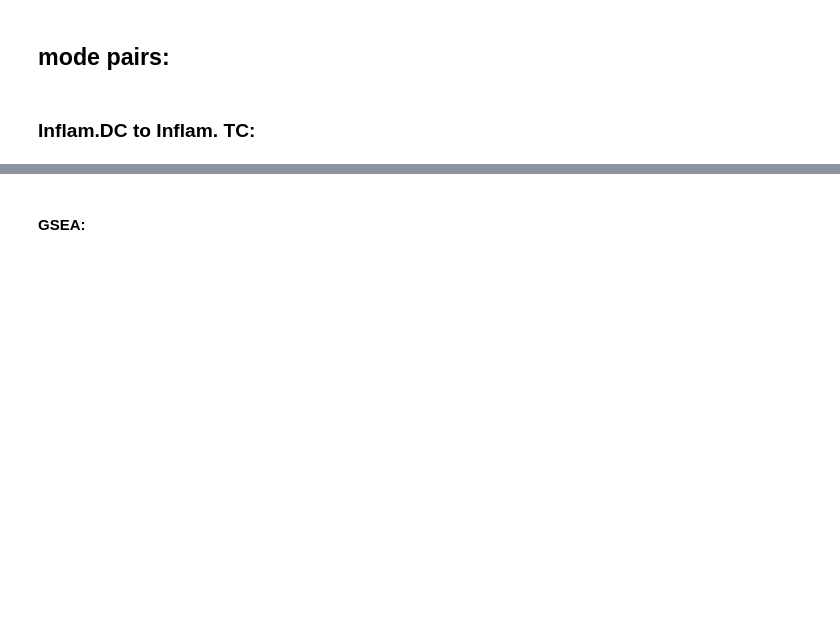
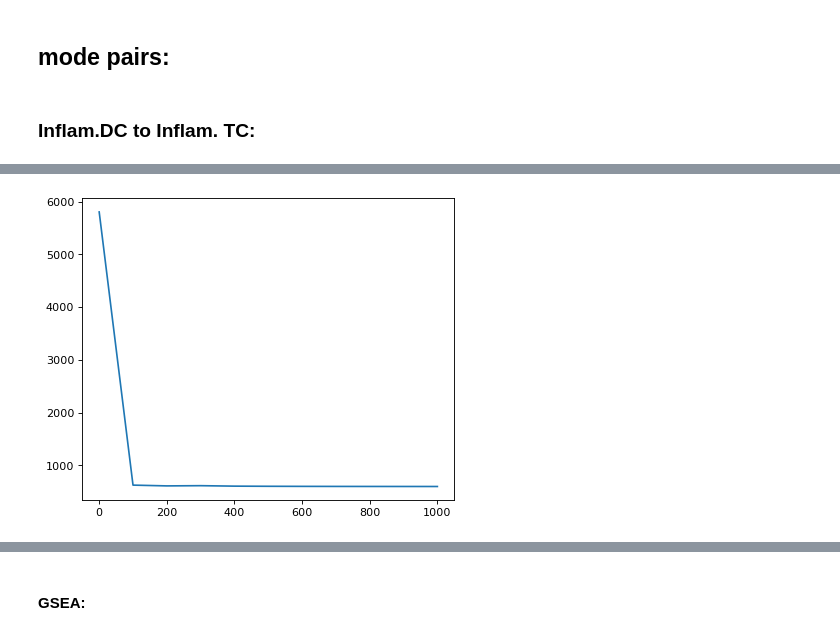
Before and after one commit to qwerty239qwe/Xct, a Jupyter notebook: notebooks/note_test-LS-0913updated.ipynb, the cells around one changed output, grey strips where cells are left out. Cells and saved outputs as stored; diff of their text form; code cells hidden in the pictures; blank space fills up the shorter version.

```diff
--- a/notebooks/note_test-LS-0823updated.ipynb
+++ b/notebooks/note_test-LS-0913updated.ipynb
@@ -422,9 +418,9 @@ df_enriched3
 # %% [markdown]
 ### Inflam.DC to Inflam. TC:
 # %%
-# obj1 = Xct(ada, 'Inflam. DC', 'Inflam. TC', build_GRN = True, save_GRN = True,
+# obj11 = Xct(ada, 'Inflam. DC', 'Inflam. TC', build_GRN = True, save_GRN = True,
 #            pcNet_name = 'net_DC2TC_LS', mode = 'full', verbose = True)
 
-obj1 = Xct(ada, 'Inflam. DC', 'Inflam. TC', build_GRN = False,
-           pcNet_name = 'net_DC2TC_LS', alpha=0.55, mode = 'full', verbose = True)
-print(obj1)
+obj11 = Xct(ada, 'Inflam. DC', 'Inflam. TC', build_GRN = False,
+           pcNet_name = 'net_DC2TC_LS', mode = 'full', verbose = True)
+print(obj11)
@@ -439,3 +461,3 @@ candidates[:5]
 # %%
-counts_np1 = get_counts_np(obj1)
-len(counts_np1), counts_np1[0].shape, counts_np1[1].shape
+counts_np11 = get_counts_np(obj11)
+len(counts_np11), counts_np11[0].shape, counts_np11[1].shape
@@ -442,2 +466,2 @@ len(counts_np1), counts_np1[0].shape, counts_np1[1].shape
 # %%
-projections, losses = dNN.train_and_project(counts_np1, obj1._w, dim = 2, steps = 1000, lr = 0.01)
+projections11, losses11 = dNN.train_and_project(counts_np11, obj11._w, dim = 2, steps = 1000, lr = 0.01)
@@ -444,2 +486,4 @@ projections, losses = dNN.train_and_project(counts_np1, obj1._w, dim = 2, steps
 # %%
-plot_nn_loss(losses)
+plot_nn_loss(losses11)
+# %% [output]
+[figure, added]
```
Also changed, not shown: parts of 28 cells of this notebook, 1 other file.
